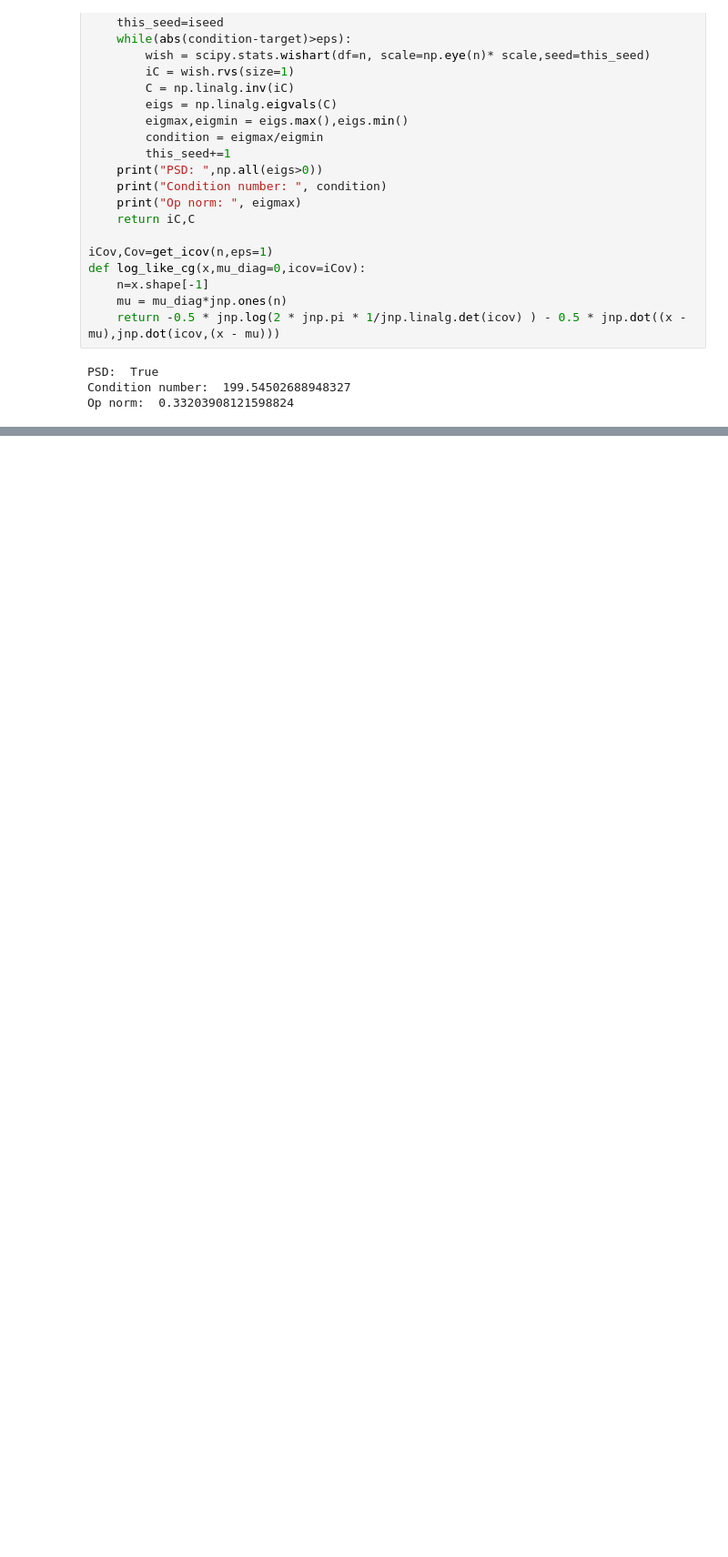
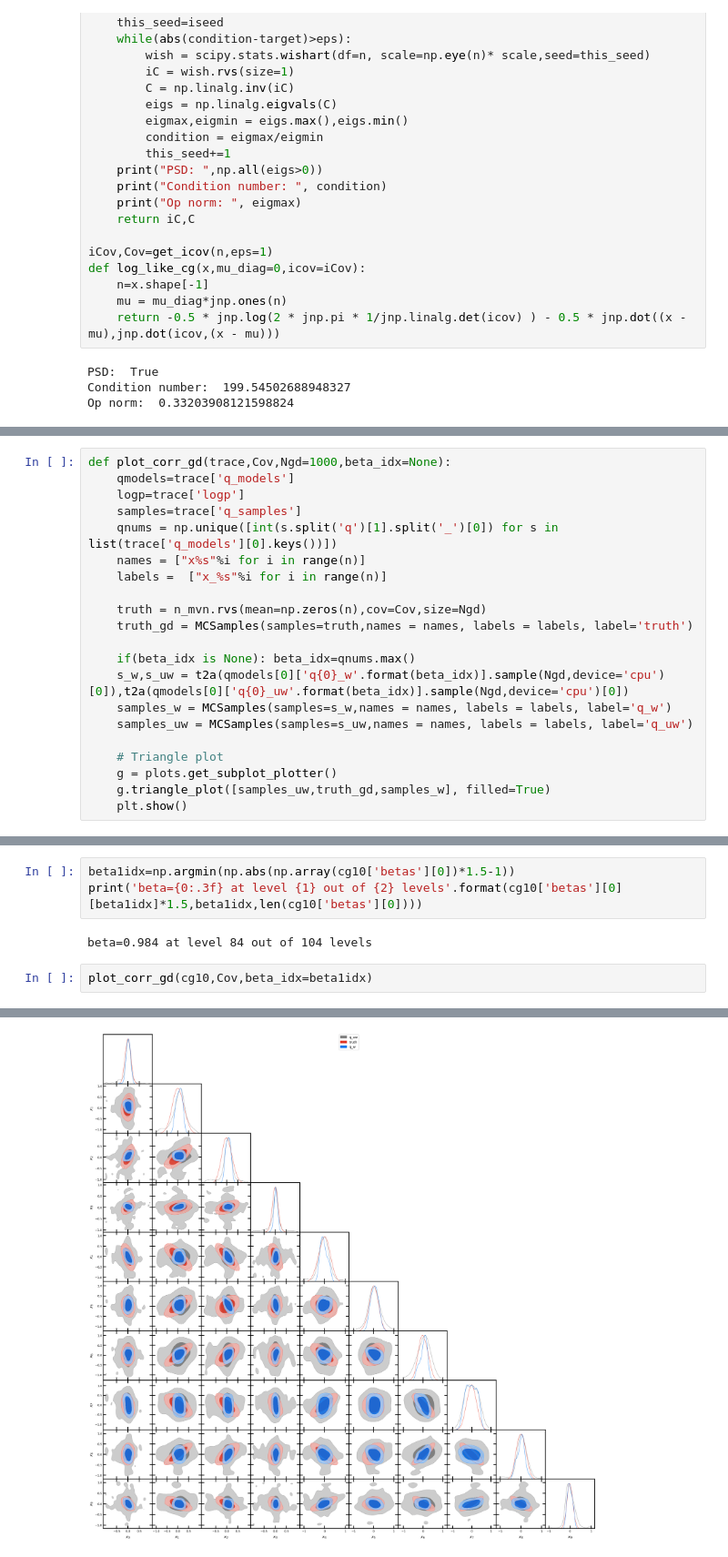
Before and after one commit to RichardGrumitt/nfmc_jax_tests, a Jupyter notebook: nfmc_jax_tests-jms.ipynb, the cells around one changed output, grey strips where cells are left out. Shown at 91% size. Saved outputs shown, nothing was run; the diff lists cells and outputs as text; blank space fills up the shorter version.

Commit message:
beta=1 plot for 10d cg

```diff
--- a/nfmc_jax_tests-jms.ipynb
+++ b/nfmc_jax_tests-jms.ipynb
@@ -415,0 +331,21 @@ Removed no burn in
+# %%
+def plot_corr_gd(trace,Cov,Ngd=1000,beta_idx=None):
+    qmodels=trace['q_models']
+    logp=trace['logp']
+    samples=trace['q_samples']
+    qnums = np.unique([int(s.split('q')[1].split('_')[0]) for s in list(trace['q_models'][0].keys())])
+    names = ["x%s"%i for i in range(n)]
+    labels =  ["x_%s"%i for i in range(n)]
+
+    truth = n_mvn.rvs(mean=np.zeros(n),cov=Cov,size=Ngd)
+    truth_gd = MCSamples(samples=truth,names = names, labels = labels, label='truth')
+
+    if(beta_idx is None): beta_idx=qnums.max()
+    s_w,s_uw = t2a(qmodels[0]['q{0}_w'.format(beta_idx)].sample(Ngd,device='cpu')[0]),t2a(qmodels[0]['q{0}_uw'.format(beta_idx)].sample(Ngd,device='cpu')[0])
+    samples_w = MCSamples(samples=s_w,names = names, labels = labels, label='q_w')
+    samples_uw = MCSamples(samples=s_uw,names = names, labels = labels, label='q_uw')
+
+    # Triangle plot
+    g = plots.get_subplot_plotter()
+    g.triangle_plot([samples_uw,truth_gd,samples_w], filled=True)
+    plt.show()
@@ -415,0 +388,8 @@ Removed no burn in
+# %%
+beta1idx=np.argmin(np.abs(np.array(cg10['betas'][0])*1.5-1))
+print('beta={0:.3f} at level {1} out of {2} levels'.format(cg10['betas'][0][beta1idx]*1.5,beta1idx,len(cg10['betas'][0])))
+# %% [output]
+beta=0.984 at level 84 out of 104 levels
+# %%
+plot_corr_gd(cg10,Cov,beta_idx=beta1idx)
+# %% [output]
@@ -415,0 +399 @@ Removed no burn in
+[figure, added]
```
Also changed, not shown: parts of 31 cells of this notebook.
